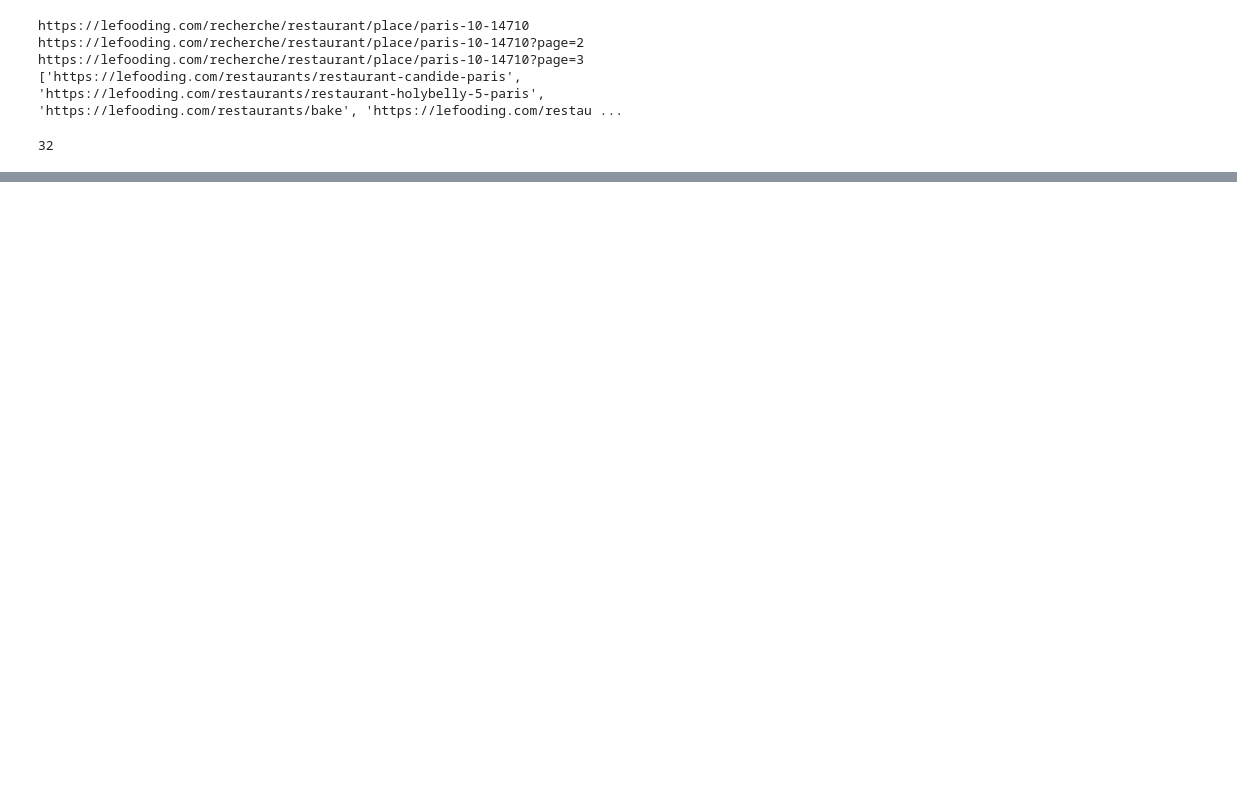
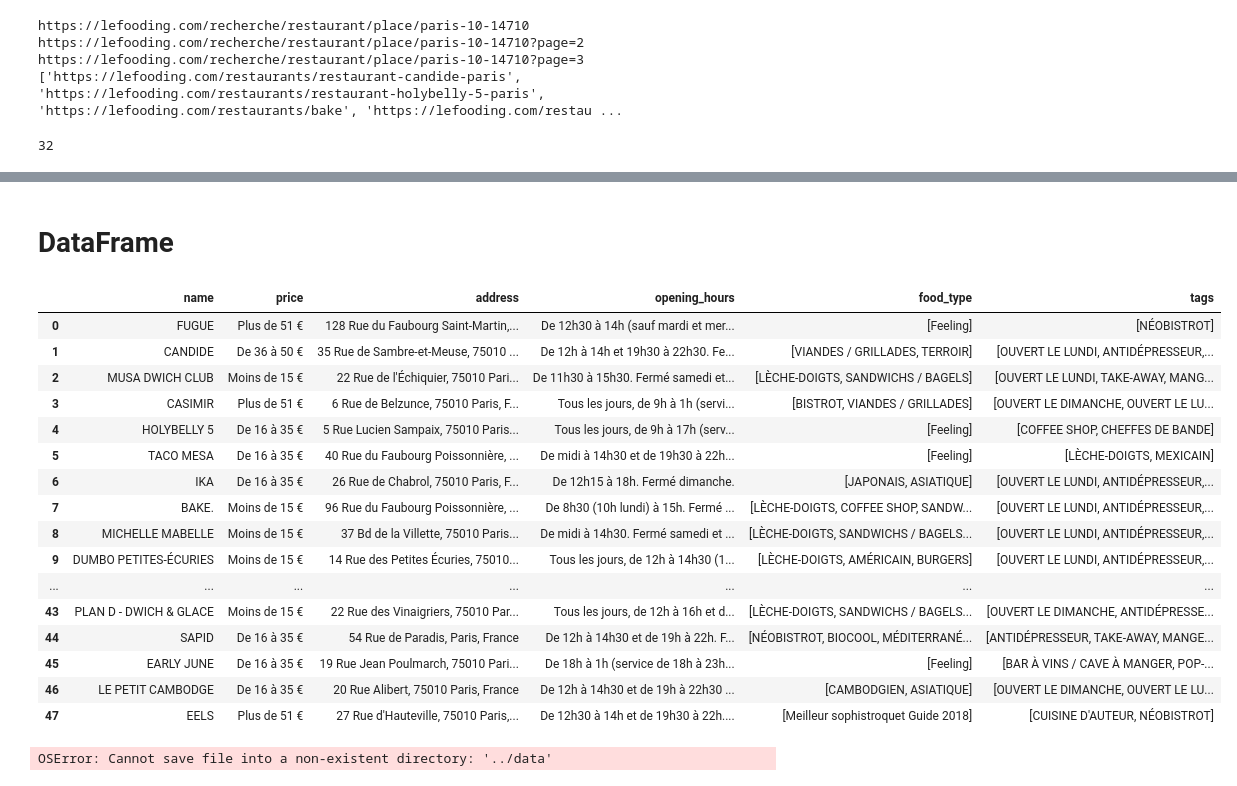
Before and after one commit to Abitben/popote, a Jupyter notebook: fooding_scrap.ipynb, the cells around one changed output, grey strips where cells are left out. Drawn from its saved outputs; the diff is of its cells as text; code cells hidden in the pictures; blank space fills up the shorter version.

```diff
--- a/fooding_scrap.ipynb
+++ b/fooding_scrap.ipynb
@@ -60,7 +62,9 @@ all_links = []
 while condition:
     try:
         print(driver.current_url)
-        time.sleep(5)
+        WebDriverWait(driver, 10).until(
+            EC.presence_of_element_located(((By.CSS_SELECTOR, "a.o-card__container")))
+        )
         restaurant_cards = driver.find_elements(By.CSS_SELECTOR, "a.o-card__container")
         for link in restaurant_cards:
             href_link = link.get_attribute("href")
@@ -83,7 +87,14 @@ print(len(all_links))
 # %% [output]
 32
 # %%
-driver = webdriver.Firefox()  # or webdriver.Firefox()
+from selenium import webdriver
+from selenium.webdriver.common.by import By
+from selenium.webdriver.support.ui import WebDriverWait
+from selenium.webdriver.support import expected_conditions as EC
+import time
+
+
+driver = webdriver.Firefox()
 driver.get(all_links[0])
 data_restaurants = []
 
@@ -103,7 +114,7 @@ headers_info = driver.find_element(By.CLASS_NAME, "pageGuide__header")
 all_p = headers_info.find_elements(By.TAG_NAME, 'p')
 op_hours = all_p[-1].text
 
-all_li = headers_info.find_elements(By.XPATH, "//li[@class='e-row--border']")
+all_li = headers_info.find_elements(By.TAG_NAME, 'li')
 
 envie_de = all_li[0]
 food_types = envie_de.find_elements(By.CLASS_NAME, "e-rowTagsList__tag")
@@ -111,11 +122,9 @@ list_food_types = []
 for food_type in food_types:
     list_food_types.append(food_type.text)
 
-
-headers_info = driver.find_element(By.CLASS_NAME, "pageGuide__header")
-all_li = headers_info.find_elements(By.TAG_NAME, 'li')
-tags = all_li[1]
-all_tags = tags.find_elements(By.CLASS_NAME, "e-rowTagsList__tag")
+rows = driver.find_elements(By.CSS_SELECTOR, ".e-row.e-rowTagsList.pageGuide__headerRows__row.e-row--border")
+second_row = rows[1]
+all_tags = second_row.find_elements(By.CSS_SELECTOR, ".e-rowTagsList__tag span")
 print(all_tags)
 list_all_tags = []
 for tag in all_tags:
@@ -189,0 +383,34 @@ all_links[-1]
+# %% [markdown]
+# DataFrame
+# %%
+import pandas as pd
+
+df = pd.DataFrame(restau_infos)
+df
+# %% [output]
+|  | name | price | address | opening_hours | food_type | tags |
+| 0 | FUGUE | Plus de 51 € | 128 Rue du Faubourg Saint-Martin,... | De 12h30 à 14h (sauf mardi et mer... | [Feeling] | [NÉOBISTROT] |
+| 1 | CANDIDE | De 36 à 50 € | 35 Rue de Sambre-et-Meuse, 75010 ... | De 12h à 14h et 19h30 à 22h30. Fe... | [VIANDES / GRILLADES, TERROIR] | [OUVERT LE LUNDI, ANTIDÉPRESSEUR,... |
+| 2 | MUSA DWICH CLUB | Moins de 15 € | 22 Rue de l'Échiquier, 75010 Pari... | De 11h30 à 15h30. Fermé samedi et... | [LÈCHE-DOIGTS, SANDWICHS / BAGELS] | [OUVERT LE LUNDI, TAKE-AWAY, MANG... |
+| 3 | CASIMIR | Plus de 51 € | 6 Rue de Belzunce, 75010 Paris, F... | Tous les jours, de 9h à 1h (servi... | [BISTROT, VIANDES / GRILLADES] | [OUVERT LE DIMANCHE, OUVERT LE LU... |
+| 4 | HOLYBELLY 5 | De 16 à 35 € | 5 Rue Lucien Sampaix, 75010 Paris... | Tous les jours, de 9h à 17h (serv... | [Feeling] | [COFFEE SHOP, CHEFFES DE BANDE] |
+| 5 | TACO MESA | De 16 à 35 € | 40 Rue du Faubourg Poissonnière, ... | De midi à 14h30 et de 19h30 à 22h... | [Feeling] | [LÈCHE-DOIGTS, MEXICAIN] |
+| 6 | IKA | De 16 à 35 € | 26 Rue de Chabrol, 75010 Paris, F... | De 12h15 à 18h. Fermé dimanche. | [JAPONAIS, ASIATIQUE] | [OUVERT LE LUNDI, ANTIDÉPRESSEUR,... |
+| 7 | BAKE. | Moins de 15 € | 96 Rue du Faubourg Poissonnière, ... | De 8h30 (10h lundi) à 15h. Fermé ... | [LÈCHE-DOIGTS, COFFEE SHOP, SANDW... | [OUVERT LE LUNDI, ANTIDÉPRESSEUR,... |
+| 8 | MICHELLE MABELLE | Moins de 15 € | 37 Bd de la Villette, 75010 Paris... | De midi à 14h30. Fermé samedi et ... | [LÈCHE-DOIGTS, SANDWICHS / BAGELS... | [OUVERT LE LUNDI, ANTIDÉPRESSEUR,... |
+| 9 | DUMBO PETITES-ÉCURIES | Moins de 15 € | 14 Rue des Petites Écuries, 75010... | Tous les jours, de 12h à 14h30 (1... | [LÈCHE-DOIGTS, AMÉRICAIN, BURGERS] | [OUVERT LE LUNDI, ANTIDÉPRESSEUR,... |
+| ... | ... | ... | ... | ... | ... | ... |
+| 43 | PLAN D - DWICH & GLACE | Moins de 15 € | 22 Rue des Vinaigriers, 75010 Par... | Tous les jours, de 12h à 16h et d... | [LÈCHE-DOIGTS, SANDWICHS / BAGELS... | [OUVERT LE DIMANCHE, ANTIDÉPRESSE... |
+| 44 | SAPID | De 16 à 35 € | 54 Rue de Paradis, Paris, France | De 12h à 14h30 et de 19h à 22h. F... | [NÉOBISTROT, BIOCOOL, MÉDITERRANÉ... | [ANTIDÉPRESSEUR, TAKE-AWAY, MANGE... |
+| 45 | EARLY JUNE | De 16 à 35 € | 19 Rue Jean Poulmarch, 75010 Pari... | De 18h à 1h (service de 18h à 23h... | [Feeling] | [BAR À VINS / CAVE À MANGER, POP-... |
+| 46 | LE PETIT CAMBODGE | De 16 à 35 € | 20 Rue Alibert, 75010 Paris, France | De 12h à 14h30 et de 19h à 22h30 ... | [CAMBODGIEN, ASIATIQUE] | [OUVERT LE DIMANCHE, OUVERT LE LU... |
+| 47 | EELS | Plus de 51 € | 27 Rue d'Hauteville, 75010 Paris,... | De 12h30 à 14h et de 19h30 à 22h.... | [Meilleur sophistroquet Guide 2018] | [CUISINE D'AUTEUR, NÉOBISTROT] |
+# %%
+from datetime import date
+
+date_today = date.today().strftime('%Y-%m-%d')
+date_today
+
+df.to_csv(f'{date_today}—lefooding_paris10', sep=";")
+# %% [output]
+OSError: Cannot save file into a non-existent directory: '../data'
```
Also changed, not shown: parts of 7 cells of this notebook.
